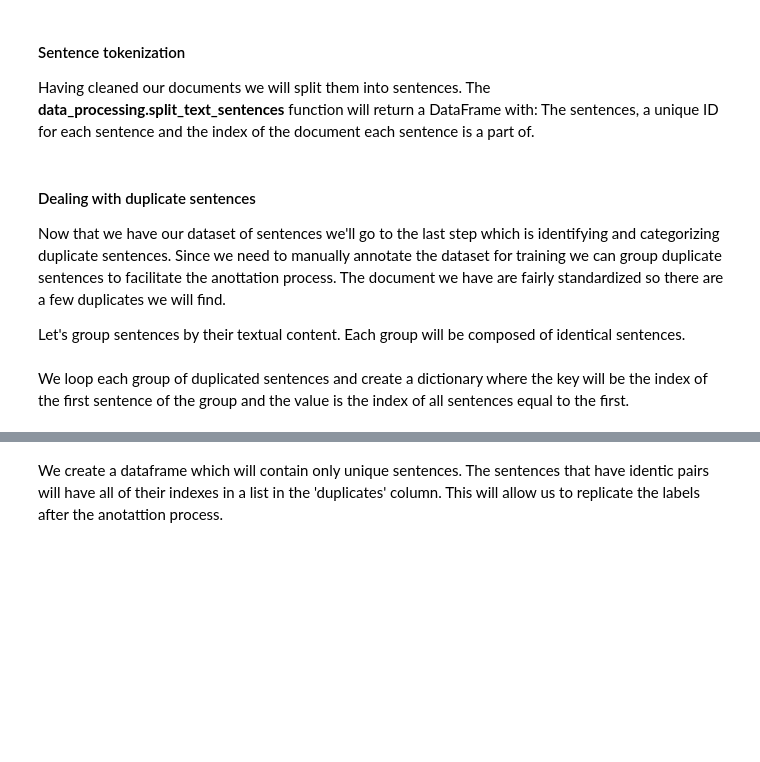
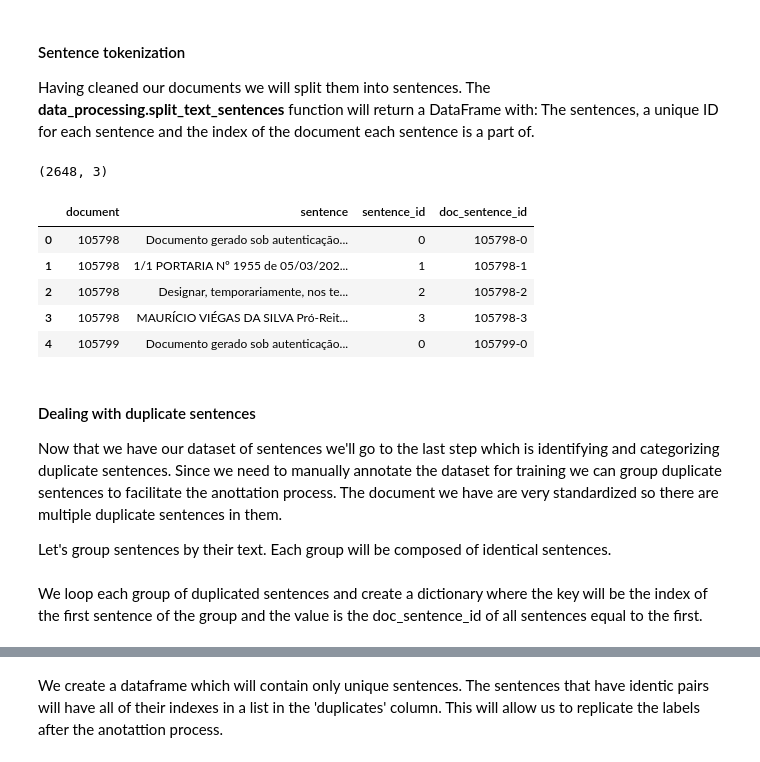
Before and after one commit to arthurziegler/ner-using-bert, a Jupyter notebook: notebooks/01_data_cleaning.ipynb, the cells around one changed output, grey strips where cells are left out. Saved outputs shown, nothing was run; the diff lists cells and outputs as text; code cells hidden in the pictures; blank space fills up the shorter version.

Commit message:
Improved data cleaning columns

```diff
--- a/notebooks/01_data_cleaning.ipynb
+++ b/notebooks/01_data_cleaning.ipynb
@@ -33,10 +27,12 @@ path_to_train = "../data/train/raw_documents/"
+# %%
+path_to_raw = "../data/raw_documents/"
 # %%
 documents = {}
 
-# Get train documents that require manual labeling
-for filename in os.listdir(path_to_train):
+# Get documents that require manual labeling
+for filename in os.listdir(path_to_raw):
    if filename.endswith(".txt"):
-      with open(os.path.join(path_to_train, filename), 'r', encoding="utf8") as f:
+      with open(os.path.join(path_to_raw, filename), 'r', encoding="utf8") as f:
          key = int(filename.replace('.txt', ''))
          value = f.read()
          documents[key] = value
@@ -54,23 +52,36 @@ There are three aspects we are cleaning:
 2. Removing repeated whitespaces which are used for the visual formatting of the documents but will generate unnecessary tokens for our neural network.
 3. There are a lot of law and document numbers in this documents. There isn't a consistent writing of these numbers which can start as "nº.123", "nº. 123" and "nº 123". We will padronize this occurences to appear as "nº 123" since the punctuation after "nº" makes it harder for the sentence tokenizer to correctly separate the sentences.
 # %%
-df_docs['text'] = df_docs['text'].apply(data_cleaning.clear_text)
+df_docs['text'] = df_docs['text'].apply(dc.clear_text)
 # %% [markdown]
 #### Sentence tokenization
 Having cleaned our documents we will split them into sentences. The **data_processing.split_text_sentences** function will return a DataFrame with: The sentences, a unique ID for each sentence and the index of the document each sentence is a part of.
 # %%
-df_sentences = data_cleaning.split_text_sentences(df_docs['text'])
+df_sentences = dc.split_text_sentences(df_docs['text'])
 pd.set_option("display.max_colwidth", 0)
 print(df_sentences.shape)
+# %% [output]
+(2648, 3)
+# %%
+# We create a new column doc_sentence_id that serves as a unique identifier for each sentence in our dataset.add
+df_sentences['doc_sentence_id'] = df_sentences['document'].astype(str) + '-' + df_sentences['sentence_id'].astype(str)
+df_sentences.head()
+# %% [output]
+|  | document | sentence | sentence_id | doc_sentence_id |
+| 0 | 105798 | Documento gerado sob autenticação... | 0 | 105798-0 |
+| 1 | 105798 | 1/1 PORTARIA Nº 1955 de 05/03/202... | 1 | 105798-1 |
+| 2 | 105798 | Designar, temporariamente, nos te... | 2 | 105798-2 |
+| 3 | 105798 | MAURÍCIO VIÉGAS DA SILVA Pró-Reit... | 3 | 105798-3 |
+| 4 | 105799 | Documento gerado sob autenticação... | 0 | 105799-0 |
 # %% [markdown]
 #### Dealing with duplicate sentences
-Now that we have our dataset of sentences we'll go to the last step which is identifying and categorizing duplicate sentences. Since we need to manually annotate the dataset for training we can group duplicate sentences to facilitate the anottation process. The document we have are fairly standardized so there are a few duplicates we will find.
+Now that we have our dataset of sentences we'll go to the last step which is identifying and categorizing duplicate sentences. Since we need to manually annotate the dataset for training we can group duplicate sentences to facilitate the anottation process. The document we have are very standardized so there are multiple duplicate sentences in them.
 
-Let's group sentences by their textual content. Each group will be composed of identical sentences.
+Let's group sentences by their text. Each group will be composed of identical sentences.
 # %%
 duplicate_group = df_sentences.groupby('sentence')
 # %% [markdown]
-We loop each group of duplicated sentences and create a dictionary where the key will be the index of the first sentence of the group and the value is the index of all sentences equal to the first.
+We loop each group of duplicated sentences and create a dictionary where the key will be the index of the first sentence of the group and the value is the doc_sentence_id of all sentences equal to the first.
 # %%
 duplicates = {}
 for i in duplicate_group:
```
Also changed, not shown: parts of 50 cells of this notebook, 1 other file.
